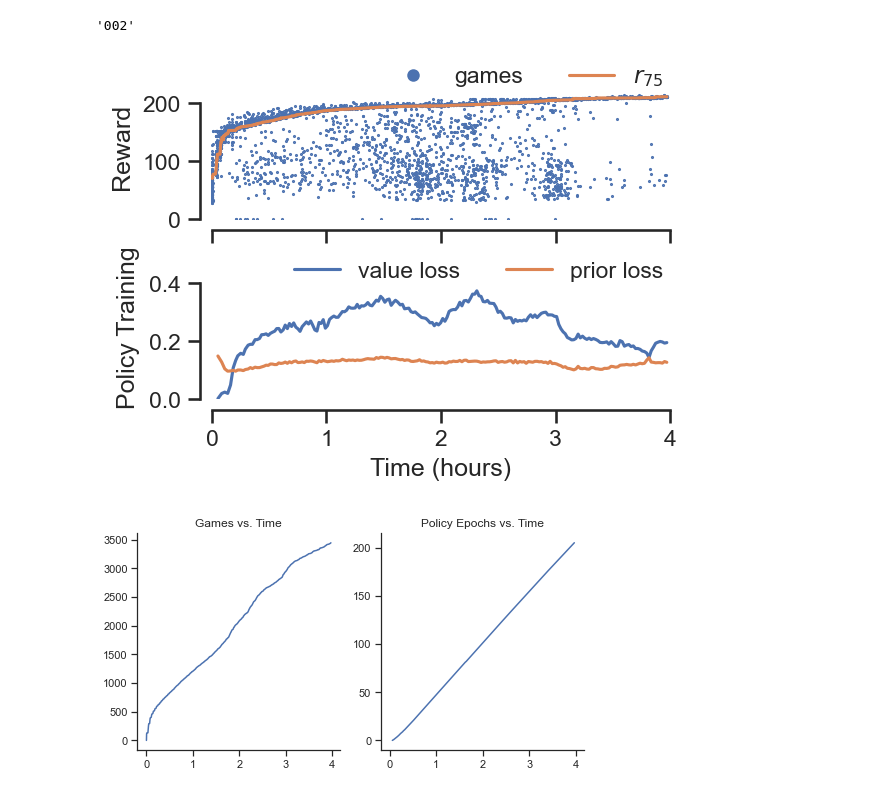
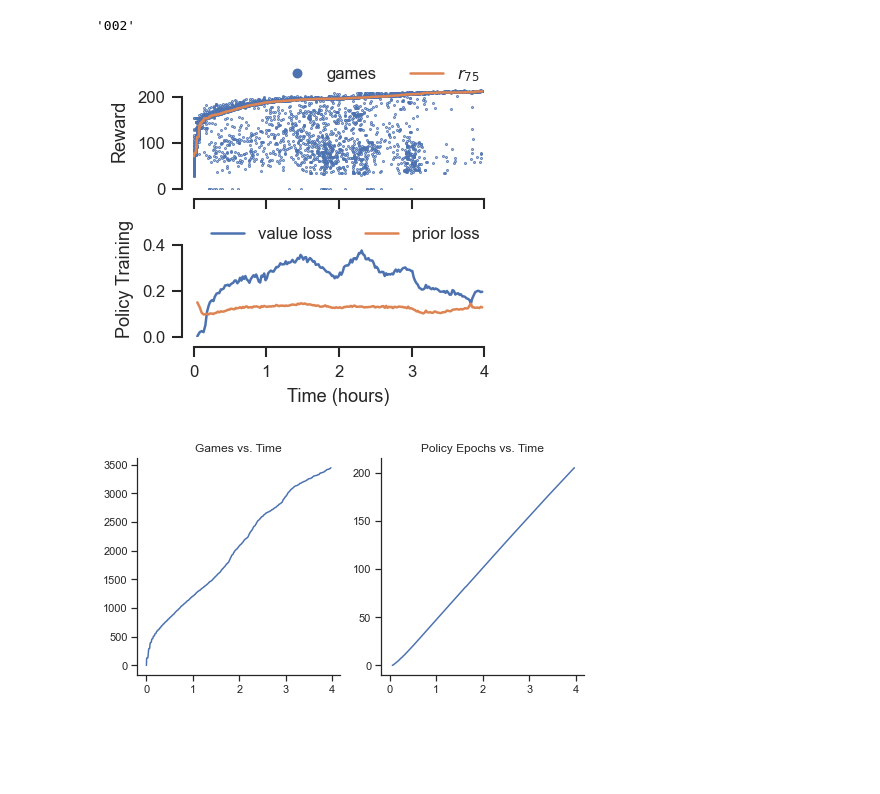
Before and after one commit to NREL/rlmolecule, a Jupyter notebook: stable_radical_optimization/monitor_progress.ipynb, the cells around one changed output. Saved outputs shown, nothing was run; the diff lists cells and outputs as text; code cells hidden in the pictures; blank space fills up the shorter version.

Commit message:
making figs with new reward

```diff
--- a/stable_radical_optimization/monitor_progress.ipynb
+++ b/stable_radical_optimization/monitor_progress.ipynb
@@ -5,8 +5,14 @@ import pandas as pd
 
 import matplotlib.pyplot as plt
 import seaborn as sns
-sns.set(style='ticks',
-        color_codes=True, rc={'legend.frameon': False})
+sns.set(
+    context='paper',
+    font_scale=8/8.8,
+    style='ticks',
+    color_codes=True,
+    rc={'legend.frameon': False})
+
+plt.rcParams['svg.fonttype'] = 'none'
 
 %matplotlib inline
 # %%
@@ -41,36 +47,36 @@ except Exception:
 df['time_hours'] = (df.time - df.time.min()).apply(lambda x: x.total_seconds() / 3600)
 
 if log is not None:
     log['time_hours'] = (log.time - df.time.min()).apply(lambda x: x.total_seconds() / 3600)
 
 df = df.sort_values('time_hours')
 
-fig, axs = plt.subplots(sharex=True, nrows=2, figsize=(4, 3), dpi=150)
+fig, axs = plt.subplots(sharex=True, nrows=2, figsize=(2.75, 2.5), dpi=150)
 
-axs[0].plot(df.time_hours, df.real_reward, '.', ms=1, label='games')
+axs[0].plot(df.time_hours, df.real_reward, '.', ms=.75, label='games')
 axs[0].plot(df.time_hours, df.real_reward.rolling(250, min_periods=50).quantile(.75), label='$r_{75}$')
 
 if log is not None:
     axs[1].plot(log.time_hours, log.policy_wrapper_loss, label='value loss')
     axs[1].plot(log.time_hours, log.policy_wrapper_1_loss, label='prior loss')
 
 axs[0].legend(loc='upper right', ncol=2, borderpad=0, borderaxespad=0.3, bbox_to_anchor=(1., 1.1), markerscale=10)
 axs[1].legend(ncol=2, borderpad=0, borderaxespad=0.3)
 
 axs[0].set_ylim([0, 250])
 
 axs[0].set_ylabel('Reward')
 axs[1].set_ylabel('Policy Training')
 axs[1].set_xlabel('Time (hours)')
 
 axs[1].set_ylim([0, .5])
 axs[1].set_xlim([-.01, 4])
 
 plt.tight_layout()
 sns.despine(offset=5, trim=True)
 plt.savefig('20210204_policy_loss.svg')
 # %% [output]
-[figure, old version]
+[figure, new version]
 # %%
 fig, axs = plt.subplots(figsize=(8,4), sharex=True, ncols=2)
 axs[0].plot(df.time_hours, df.index)
```
Also changed, not shown: 5 other files.
